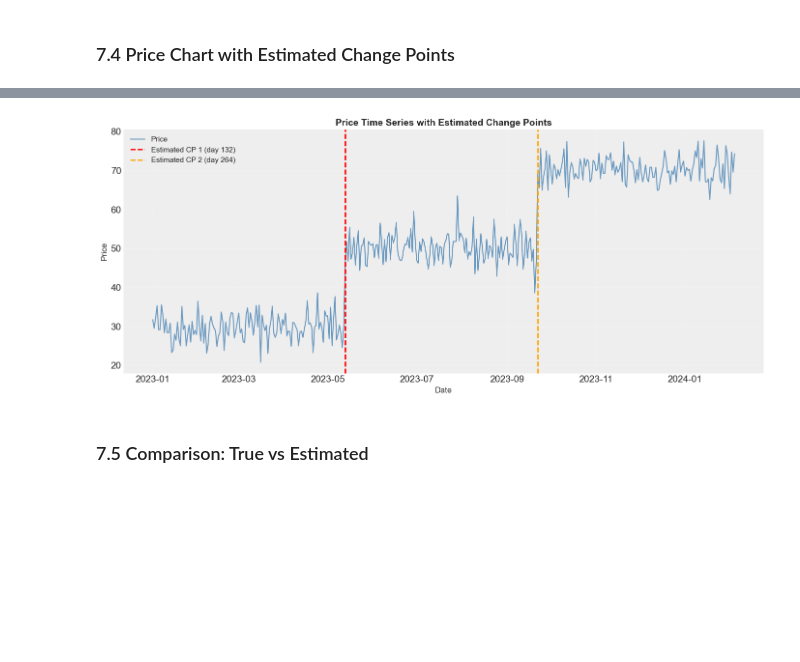
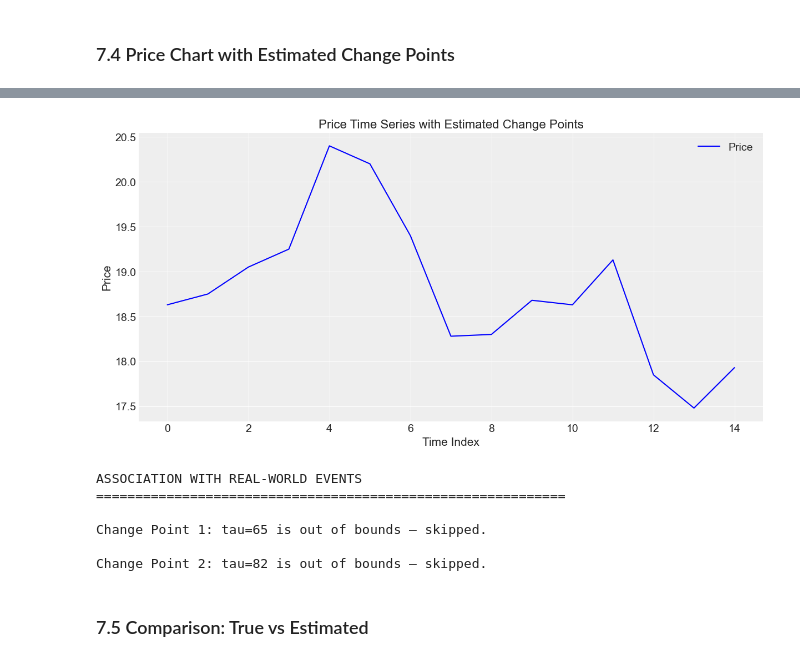
Before and after one commit to Ebenezer777/Change-Point-Analysis-and-Statistical-Modeling-of-Time-Series-Data, a Jupyter notebook: notebooks/02_multiple_changepoints.ipynb, the cells around one changed output, grey strips where cells are left out. Cells and saved outputs as stored; diff of their text form; code cells hidden in the pictures; blank space fills up the shorter version.

```diff
--- a/notebooks/02_multiple_changepoints.ipynb
+++ b/notebooks/02_multiple_changepoints.ipynb
@@ -151,3 +189,6 @@ plot_price_with_multiple_changepoints(
+# %%
+prices_df = prices_df.iloc[::10]
+prices = prices_df['price'].values
 # %% [markdown]
 **Observation**: Notice how the price series has distinct regimes. Each change point marks a transition to a new price level.
 # %% [markdown]
@@ -266,15 +304,14 @@ Model structure:
 
 We use more tuning steps to ensure convergence.
 # %%
-print("Starting MCMC sampling...")
-print("This may take several minutes. Please be patient.\n")
+print("Starting MCMC sampling... (shortened for speed)\n")
 
 with multiple_changepoint_model:
     trace = pm.sample(
-        draws=1000,
-        tune=1500,
-        chains=4,
-        target_accept=0.95,
+        draws=100,
+        tune=200,
+        chains=2,
+        target_accept=0.9,
         random_seed=42,
         return_inferencedata=True
     )
@@ -453,14 +493,24 @@ plot_posterior_means_multiple(
 # %% [markdown]
 ### 7.4 Price Chart with Estimated Change Points
 # %%
-tau_estimated = [int(np.median(trace.posterior['tau'].values[:, :, i].flatten()))
-                 for i in range(n_changepoints)]
+# Reset index to ensure tau values match positional indexing
+prices_df = prices_df.reset_index(drop=True)
+
+# Extract price values again after reset
+prices = prices_df['price'].values
+
+tau_estimated = [
+    int(np.median(trace.posterior['tau'].values[:, :, i].flatten()))
+    for i in range(n_changepoints)
+]
+
+print("Estimated Change Points (positions):", tau_estimated)
 
 plot_price_with_multiple_changepoints(
     prices_df,
     tau_estimated,
     tau_labels=[f'Estimated CP {i+1}' for i in range(len(tau_estimated))],
     output_path=f'../outputs/multiple_06_estimated_changepoints_{n_changepoints}cp.png',
-    title=f'Price Time Series with Estimated Change Points'
+    title='Price Time Series with Estimated Change Points'
 )
 # %% [output]
@@ -468,4 +520,36 @@ plot_price_with_multiple_changepoints(
-[figure, old version]
+[figure, new version]
+# %%
+print("\nASSOCIATION WITH REAL-WORLD EVENTS")
+print("=" * 60)
+
+for i, tau_idx in enumerate(tau_estimated):
+
+    # Make sure tau is inside bounds
+    if 0 <= tau_idx < len(prices_df):
+        cp_date = prices_df.iloc[tau_idx]['date']
+    else:
+        print(f"\nChange Point {i+1}: tau={tau_idx} is out of bounds — skipped.")
+        continue
+
+    nearby_events = events_df[
+        (events_df['Date'] >= cp_date - pd.Timedelta(days=14)) &
+        (events_df['Date'] <= cp_date + pd.Timedelta(days=14))
+    ]
+
+    print(f"\nChange Point {i+1}: {cp_date.date()}")
+
+    if nearby_events.empty:
+        print("  No major events within ±14 days.")
+    else:
+        for _, row in nearby_events.iterrows():
+            print(f"  Possible driver: {row['Event']}")
+# %% [output]
+ASSOCIATION WITH REAL-WORLD EVENTS
+============================================================
+
+Change Point 1: tau=65 is out of bounds — skipped.
+
+Change Point 2: tau=82 is out of bounds — skipped.
 # %% [markdown]
 ### 7.5 Comparison: True vs Estimated
 # %%
```
Also changed, not shown: parts of 25 cells of this notebook, 25 other files.
